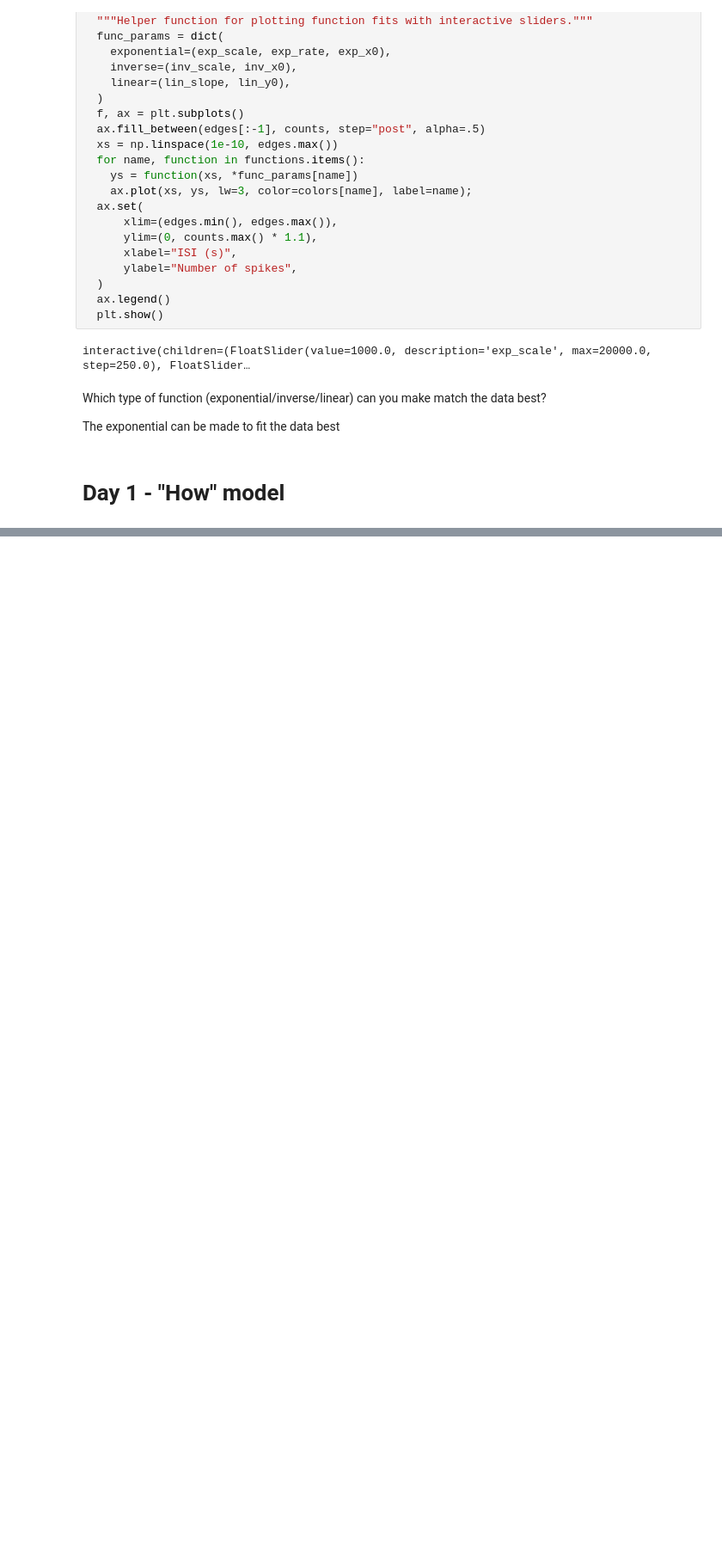
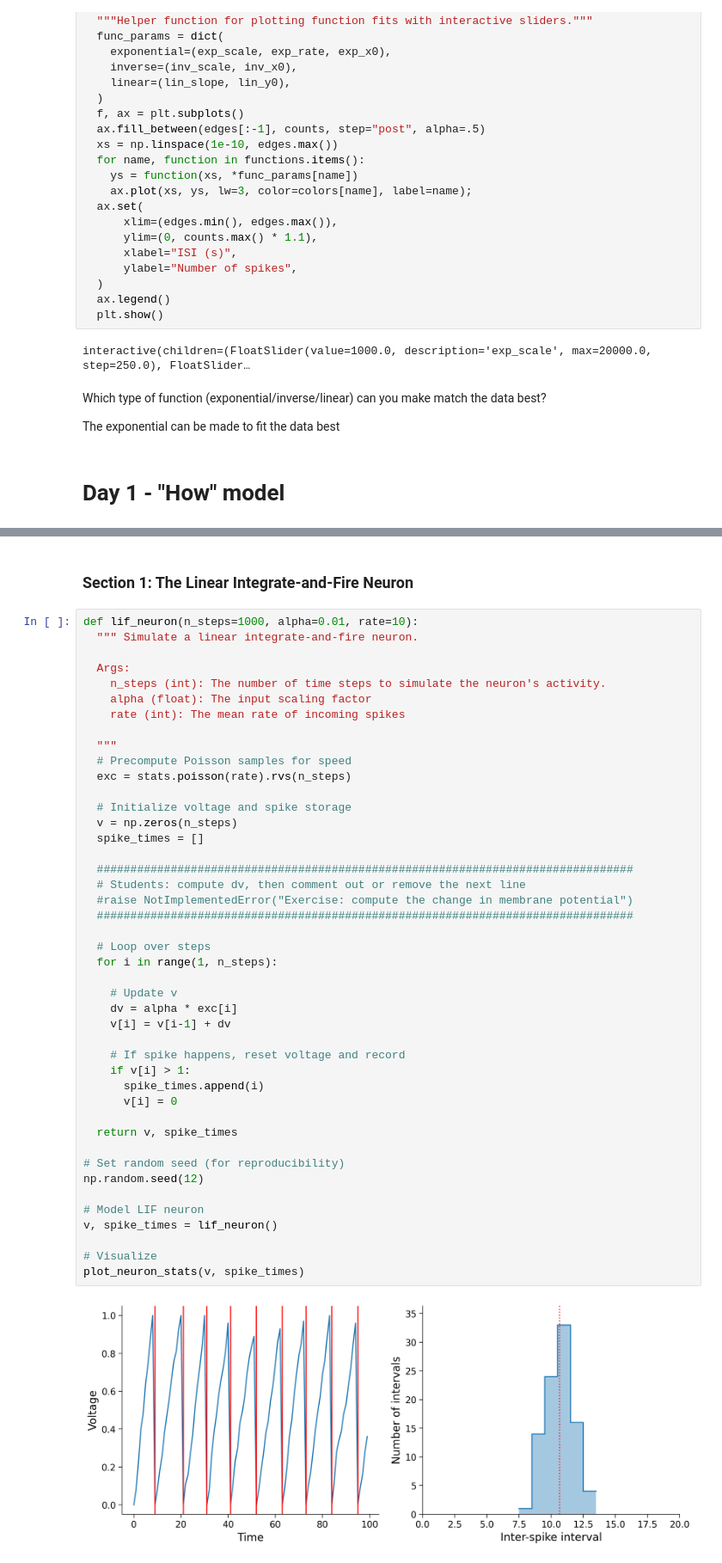
Before and after one commit to gforesman/comp_neuro_course, a Jupyter notebook: W1_tutorials.ipynb, the cells around one changed output, grey strips where cells are left out. Shown at 86% size. Drawn from its saved outputs; the diff is of its cells as text; blank space fills up the shorter version.

```diff
--- a/W1_tutorials.ipynb
+++ b/W1_tutorials.ipynb
@@ -398,0 +478,48 @@ The exponential can be made to fit the data best
+# %% [markdown]
+### Section 1: The Linear Integrate-and-Fire Neuron
+# %%
+def lif_neuron(n_steps=1000, alpha=0.01, rate=10):
+  """ Simulate a linear integrate-and-fire neuron.
+
+  Args:
+    n_steps (int): The number of time steps to simulate the neuron's activity.
+    alpha (float): The input scaling factor
+    rate (int): The mean rate of incoming spikes
+
+  """
+  # Precompute Poisson samples for speed
+  exc = stats.poisson(rate).rvs(n_steps)
+
+  # Initialize voltage and spike storage
+  v = np.zeros(n_steps)
+  spike_times = []
+
+  ################################################################################
+  # Students: compute dv, then comment out or remove the next line
+  #raise NotImplementedError("Exercise: compute the change in membrane potential")
+  ################################################################################
+
+  # Loop over steps
+  for i in range(1, n_steps):
+
+    # Update v
+    dv = alpha * exc[i]
+    v[i] = v[i-1] + dv
+
+    # If spike happens, reset voltage and record
+    if v[i] > 1:
+      spike_times.append(i)
+      v[i] = 0
+
+  return v, spike_times
+
+# Set random seed (for reproducibility)
+np.random.seed(12)
+
+# Model LIF neuron
+v, spike_times = lif_neuron()
+
+# Visualize
+plot_neuron_stats(v, spike_times)
+# %% [output]
+[figure, added]
```
Also changed, not shown: parts of 24 cells of this notebook.
